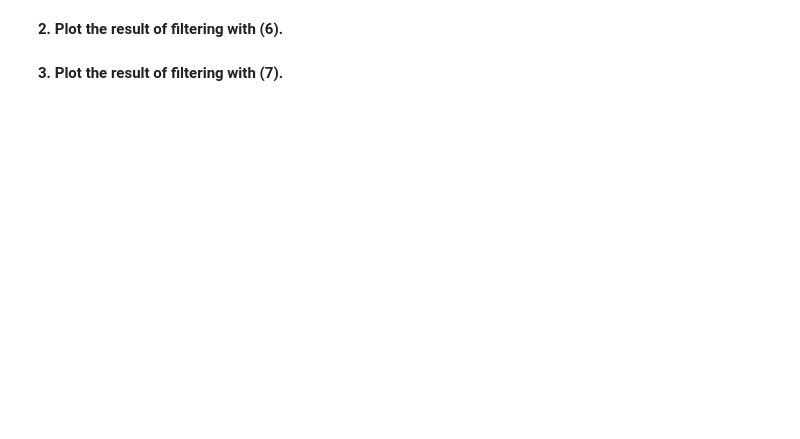
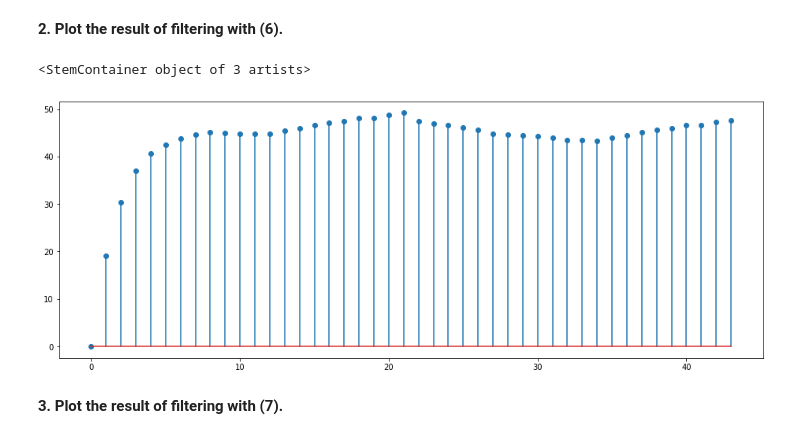
Before and after one commit to JustinWang781/438-Lab02, a Jupyter notebook: lab02_report.ipynb, the cells around one changed output. Cells and saved outputs as stored; diff of their text form; code cells hidden in the pictures; blank space fills up the shorter version.

```diff
--- a/lab02_report.ipynb
+++ b/lab02_report.ipynb
@@ -326,2 +333,14 @@ FileNotFoundError: ignored
+# %%
+# write your code here
+y6 = np.zeros(len(rate))
+y6[0] = 0
+
+for i in range(1, len(y6)):
+  y6[i] = 0.6 * y6[i-1] + 0.4 * rate[i]
+
+plt.stem(y6)
+# %% [output]
+<StemContainer object of 3 artists>
+[figure, added]
 # %% [markdown]
 **3. Plot the result of filtering with (7).**
```
Also changed, not shown: parts of 12 cells of this notebook.
